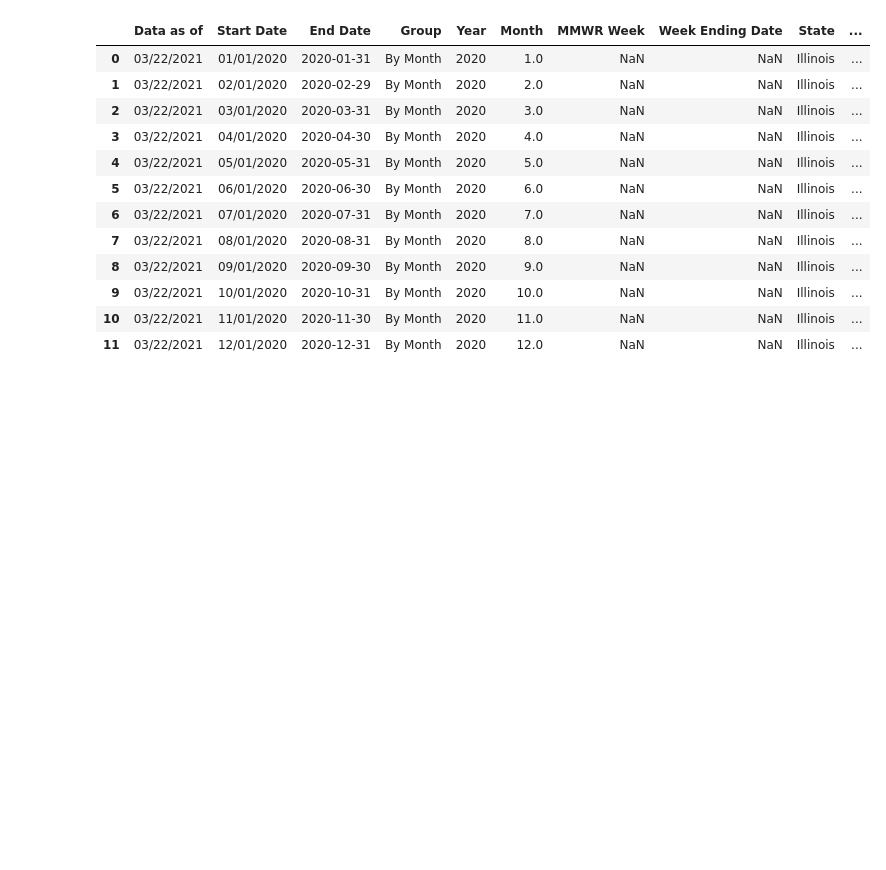
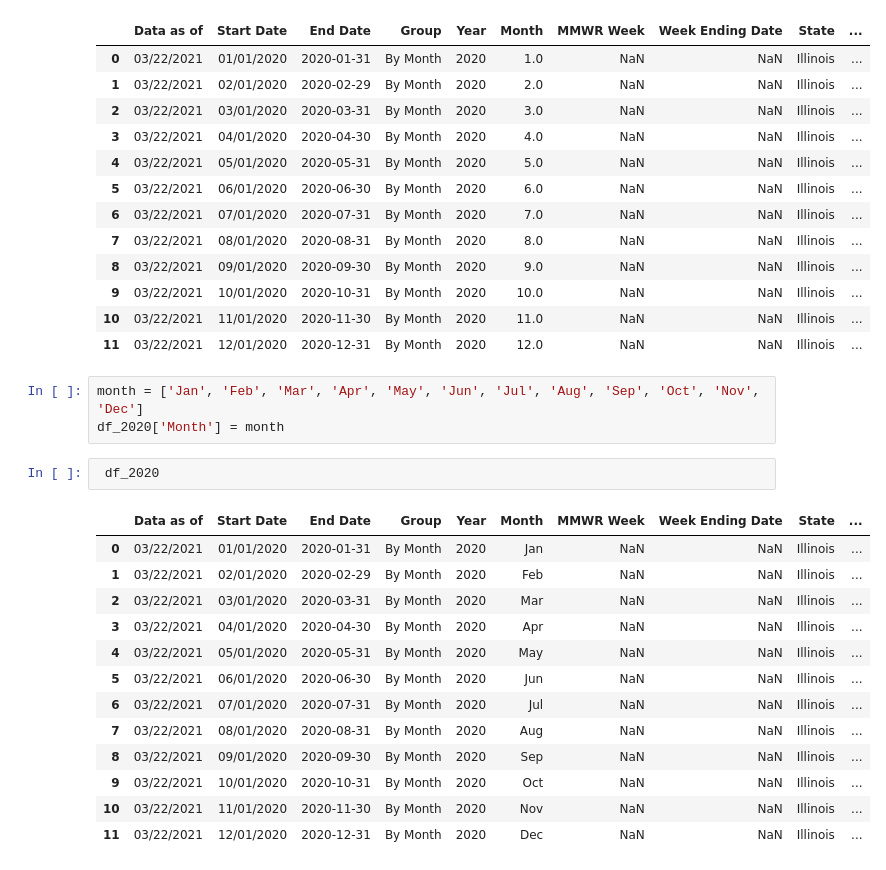
Before and after one commit to erickzli/IS597-COVID-Project, a Jupyter notebook: Kerstin's Folder/Evaluate- Pneumonia Deaths.ipynb, the cells around one changed output. Cells and saved outputs as stored; diff of their text form; blank space fills up the shorter version.

```diff
--- a/Kerstin's Folder/Evaluate- Pneumonia Deaths.ipynb
+++ b/Kerstin's Folder/Evaluate- Pneumonia Deaths.ipynb
@@ -60,3 +64,22 @@ df_2020
 | 9 | 03/22/2021 | 10/01/2020 | 2020-10-31 | By Month | 2020 | 10.0 | NaN | NaN | Illinois | ... |
 | 10 | 03/22/2021 | 11/01/2020 | 2020-11-30 | By Month | 2020 | 11.0 | NaN | NaN | Illinois | ... |
 | 11 | 03/22/2021 | 12/01/2020 | 2020-12-31 | By Month | 2020 | 12.0 | NaN | NaN | Illinois | ... |
+# %%
+month = ['Jan', 'Feb', 'Mar', 'Apr', 'May', 'Jun', 'Jul', 'Aug', 'Sep', 'Oct', 'Nov', 'Dec']
+df_2020['Month'] = month
+# %%
+ df_2020
+# %% [output]
+|  | Data as of | Start Date | End Date | Group | Year | Month | MMWR Week | Week Ending Date | State | ... |
+| 0 | 03/22/2021 | 01/01/2020 | 2020-01-31 | By Month | 2020 | Jan | NaN | NaN | Illinois | ... |
+| 1 | 03/22/2021 | 02/01/2020 | 2020-02-29 | By Month | 2020 | Feb | NaN | NaN | Illinois | ... |
+| 2 | 03/22/2021 | 03/01/2020 | 2020-03-31 | By Month | 2020 | Mar | NaN | NaN | Illinois | ... |
+| 3 | 03/22/2021 | 04/01/2020 | 2020-04-30 | By Month | 2020 | Apr | NaN | NaN | Illinois | ... |
+| 4 | 03/22/2021 | 05/01/2020 | 2020-05-31 | By Month | 2020 | May | NaN | NaN | Illinois | ... |
+| 5 | 03/22/2021 | 06/01/2020 | 2020-06-30 | By Month | 2020 | Jun | NaN | NaN | Illinois | ... |
+| 6 | 03/22/2021 | 07/01/2020 | 2020-07-31 | By Month | 2020 | Jul | NaN | NaN | Illinois | ... |
+| 7 | 03/22/2021 | 08/01/2020 | 2020-08-31 | By Month | 2020 | Aug | NaN | NaN | Illinois | ... |
+| 8 | 03/22/2021 | 09/01/2020 | 2020-09-30 | By Month | 2020 | Sep | NaN | NaN | Illinois | ... |
+| 9 | 03/22/2021 | 10/01/2020 | 2020-10-31 | By Month | 2020 | Oct | NaN | NaN | Illinois | ... |
+| 10 | 03/22/2021 | 11/01/2020 | 2020-11-30 | By Month | 2020 | Nov | NaN | NaN | Illinois | ... |
+| 11 | 03/22/2021 | 12/01/2020 | 2020-12-31 | By Month | 2020 | Dec | NaN | NaN | Illinois | ... |
```
Also changed, not shown: parts of 3 cells of this notebook.
